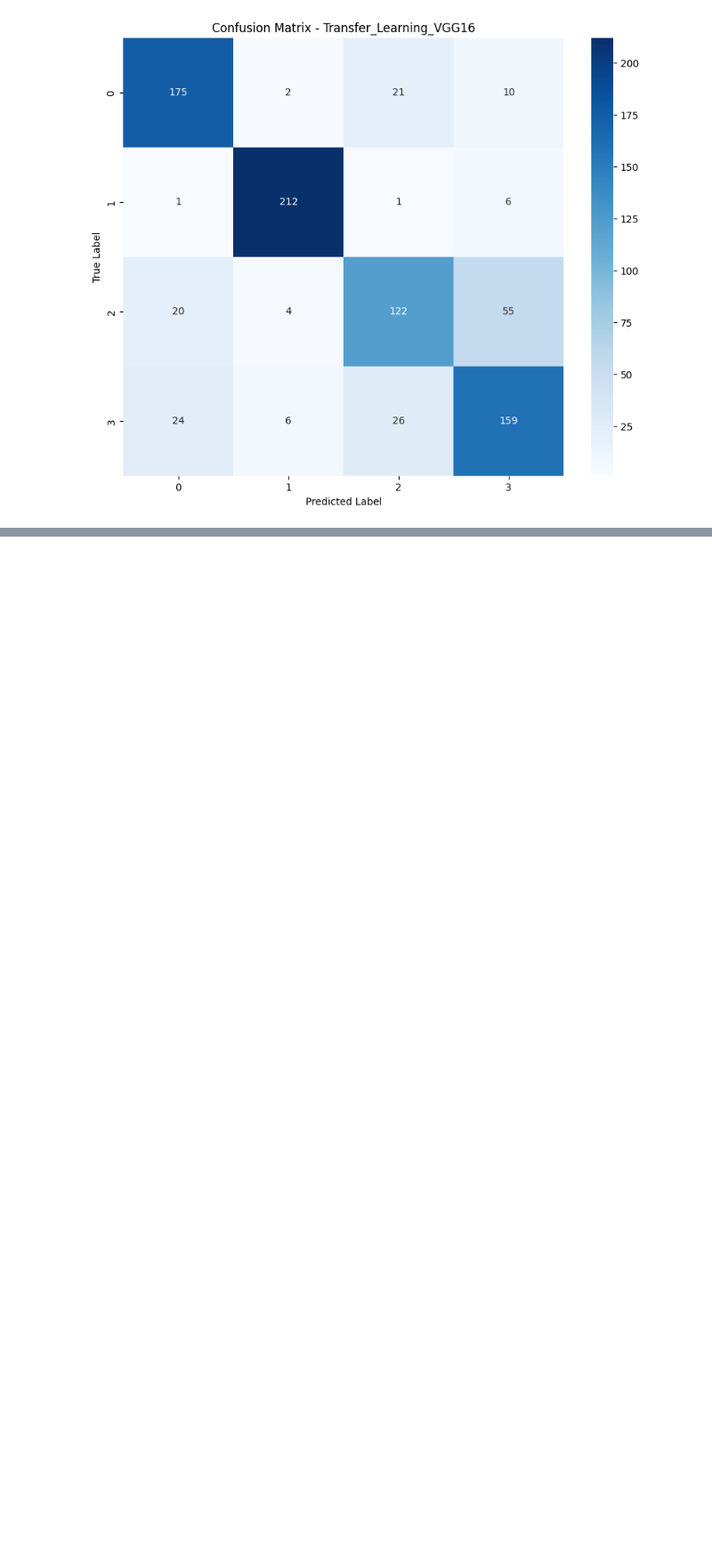
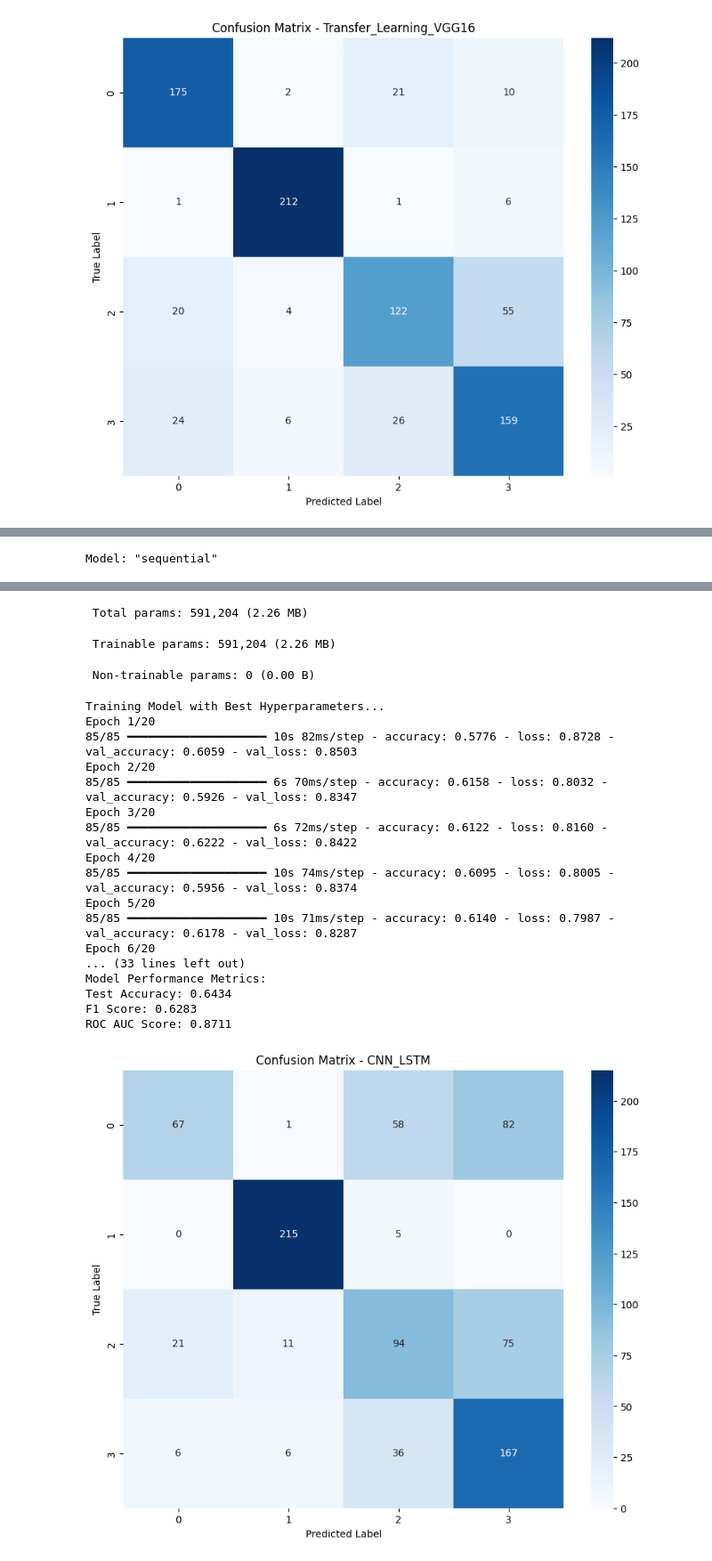
Before and after one commit to Naveenbsm/Deep-Learning-Applications-in-Retinal-Disease-Detection, a Jupyter notebook: H_Deep_Learning_Applications_in_Retinal_Disease_Detection.ipynb, the cells around one changed output, grey strips where cells are left out. Shown at 89% size. Cells and saved outputs as stored; diff of their text form; code cells hidden in the pictures; blank space fills up the shorter version.

```diff
--- a/H_Deep_Learning_Applications_in_Retinal_Disease_Detection.ipynb
+++ b/H_Deep_Learning_Applications_in_Retinal_Disease_Detection.ipynb
@@ -641,3 +641,14 @@ Test Accuracy: 0.7915
 F1 Score: 0.7891
 ROC AUC Score: 0.9457
 [figure]
+# %%
+
+# 3. Train and Evaluate CNN-LSTM Model
+print("\nProcessing CNN-LSTM Model...")
+cnn_lstm_model, cnn_lstm_history = train_and_evaluate_single_model(
+    create_cnn_lstm_model,
+    "CNN_LSTM",
+    X_train, X_test,
+    y_train, y_test
+)
+# %% [output]
@@ -643,0 +674 @@ ROC AUC Score: 0.9457
+Model: "sequential"
@@ -643,0 +692,21 @@ ROC AUC Score: 0.9457
+ Total params: 591,204 (2.26 MB)
+ Trainable params: 591,204 (2.26 MB)
+ Non-trainable params: 0 (0.00 B)
+Training Model with Best Hyperparameters...
+Epoch 1/20
+85/85 ━━━━━━━━━━━━━━━━━━━━ 10s 82ms/step - accuracy: 0.5776 - loss: 0.8728 - val_accuracy: 0.6059 - val_loss: 0.8503
+Epoch 2/20
+85/85 ━━━━━━━━━━━━━━━━━━━━ 6s 70ms/step - accuracy: 0.6158 - loss: 0.8032 - val_accuracy: 0.5926 - val_loss: 0.8347
+Epoch 3/20
+85/85 ━━━━━━━━━━━━━━━━━━━━ 6s 72ms/step - accuracy: 0.6122 - loss: 0.8160 - val_accuracy: 0.6222 - val_loss: 0.8422
+Epoch 4/20
+85/85 ━━━━━━━━━━━━━━━━━━━━ 10s 74ms/step - accuracy: 0.6095 - loss: 0.8005 - val_accuracy: 0.5956 - val_loss: 0.8374
+Epoch 5/20
+85/85 ━━━━━━━━━━━━━━━━━━━━ 10s 71ms/step - accuracy: 0.6140 - loss: 0.7987 - val_accuracy: 0.6178 - val_loss: 0.8287
+Epoch 6/20
+... (33 lines left out)
+Model Performance Metrics:
+Test Accuracy: 0.6434
+F1 Score: 0.6283
+ROC AUC Score: 0.8711
+[figure, added]
```
Also changed, not shown: parts of 1 cell of this notebook.
